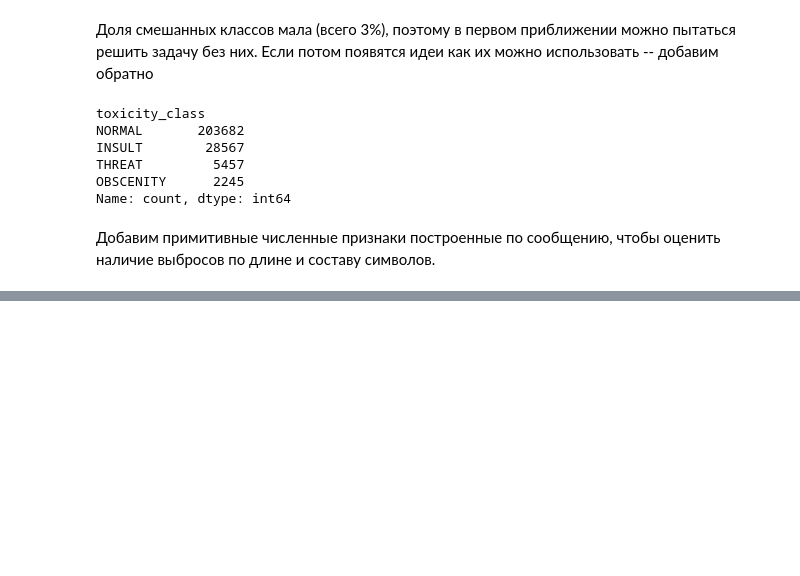
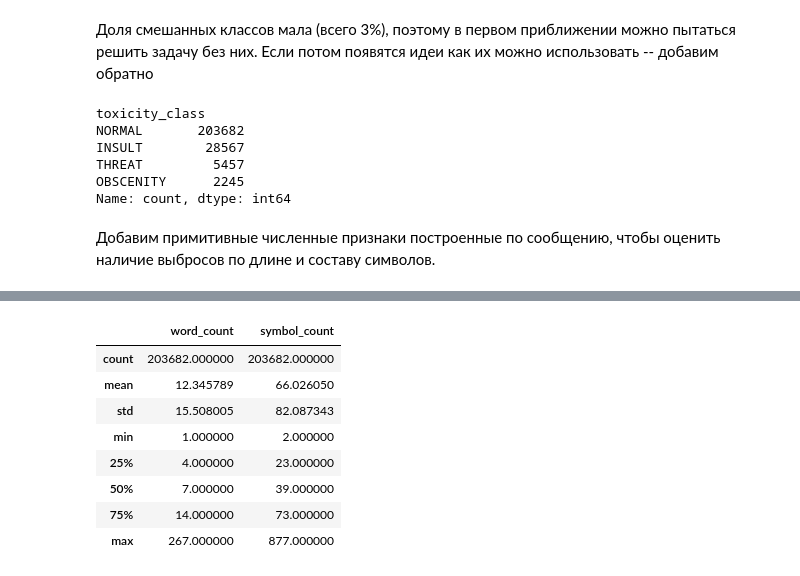
Before and after one commit to toxic-comments/toxic-comments, a Jupyter notebook: eda/toxic_comments_eda.ipynb, the cells around one changed output, grey strips where cells are left out. Cells and saved outputs as stored; diff of their text form; code cells hidden in the pictures; blank space fills up the shorter version.

```diff
--- a/eda/toxic_comments_eda.ipynb
+++ b/eda/toxic_comments_eda.ipynb
@@ -81,0 +137,12 @@ clean_data
+# %%
+non_toxic_data.describe()
+# %% [output]
+|  | word_count | symbol_count |
+| count | 203682.000000 | 203682.000000 |
+| mean | 12.345789 | 66.026050 |
+| std | 15.508005 | 82.087343 |
+| min | 1.000000 | 2.000000 |
+| 25% | 4.000000 | 23.000000 |
+| 50% | 7.000000 | 39.000000 |
+| 75% | 14.000000 | 73.000000 |
+| max | 267.000000 | 877.000000 |
```
Also changed, not shown: parts of 19 cells of this notebook.
